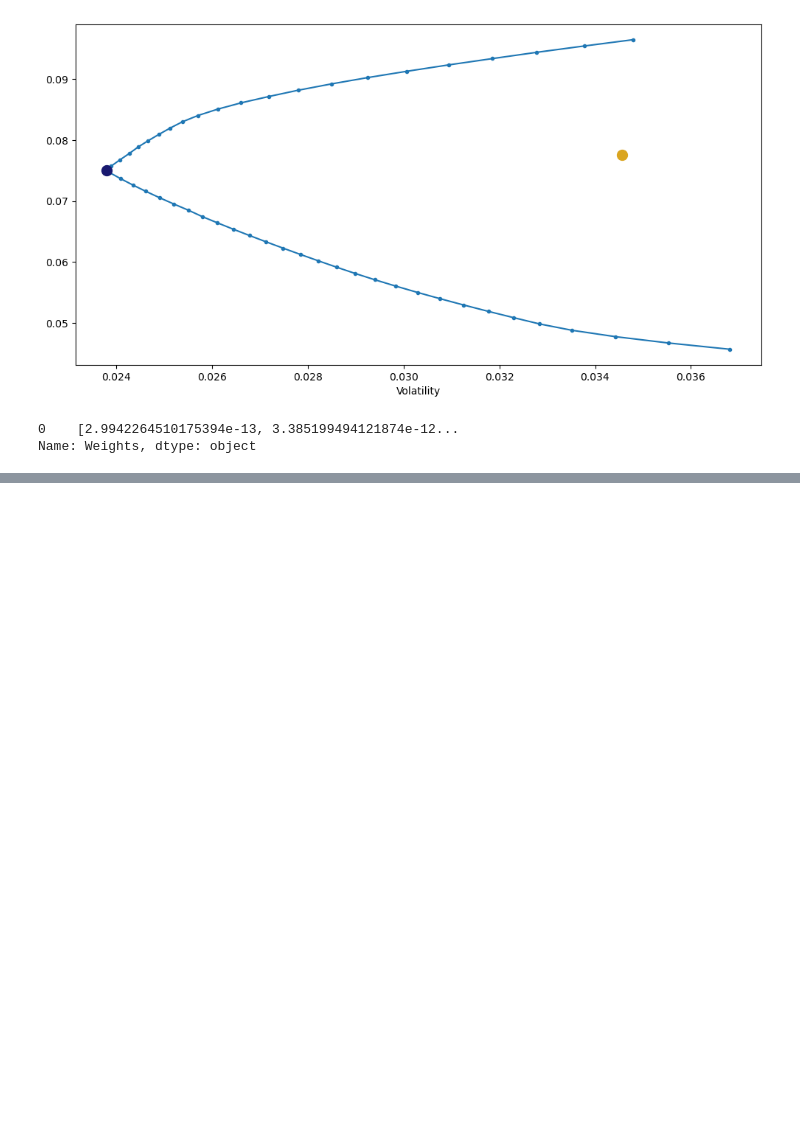
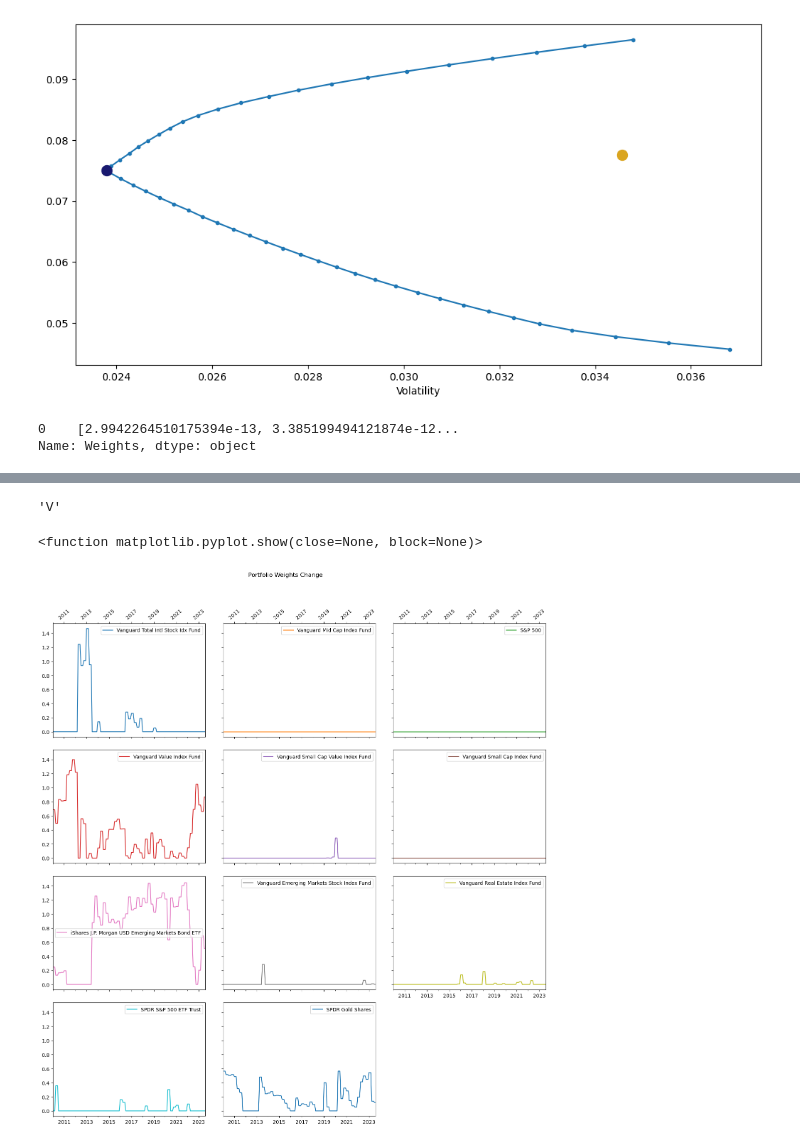
Before and after one commit to Titiksh-07/Portfolio-Construction-and-Analysis, a Jupyter notebook: research/lab_1.ipynb, the cells around one changed output, grey strips where cells are left out. Saved outputs shown, nothing was run; the diff lists cells and outputs as text; code cells hidden in the pictures; blank space fills up the shorter version.

```diff
--- a/research/lab_1.ipynb
+++ b/research/lab_1.ipynb
@@ -72,0 +68,3 @@ pc.weights_change()
+# %%
+bc = pc.combined_backtesting_result(r11, ['MSR', 'EW', 'GMV', 'TR'], 12, 36, 0.03, 1.5, 3, weights_column=True, starting_step=36,
+                                    target_returns=[0.06, 0.08])
@@ -72,0 +80,4 @@ pc.weights_change()
+# %%
+bc_w = bc.xs('Weights', axis=1, level=1)
+bc_w = pc.weights_change(bc_w)
+bc_w
@@ -72,0 +101,26 @@ pc.weights_change()
+# %%
+df.columns[0][0]
+# %% [output]
+'V'
+# %%
+df = bc_w['Target Returns 8.0%']
+n = len(df.columns)
+col = 3 #specify the number of columns for the plot
+row = int(np.ceil(n/col)) #specify the number of rows
+fig_hei = row * 4 #specify height for the plot
+fig_wid = col * 5 #specify width for the lot
+
+ax = df.plot(subplots=True, figsize=(fig_wid, fig_hei), sharey=True, sharex=True, layout=(row, col),
+                                       title='Portfolio Weights Change')
+
+for i in range(col):
+    ax[0,i].xaxis.set_tick_params(which='both', top = True, labeltop=True, labelrotation=40)
+
+fig = ax[0,0].get_figure()
+fig.tight_layout()
+fig.subplots_adjust(top=0.89)
+
+plt.show
+# %% [output]
+<function matplotlib.pyplot.show(close=None, block=None)>
+[figure, added]
```
Also changed, not shown: parts of 5 cells of this notebook, 1 other file.
